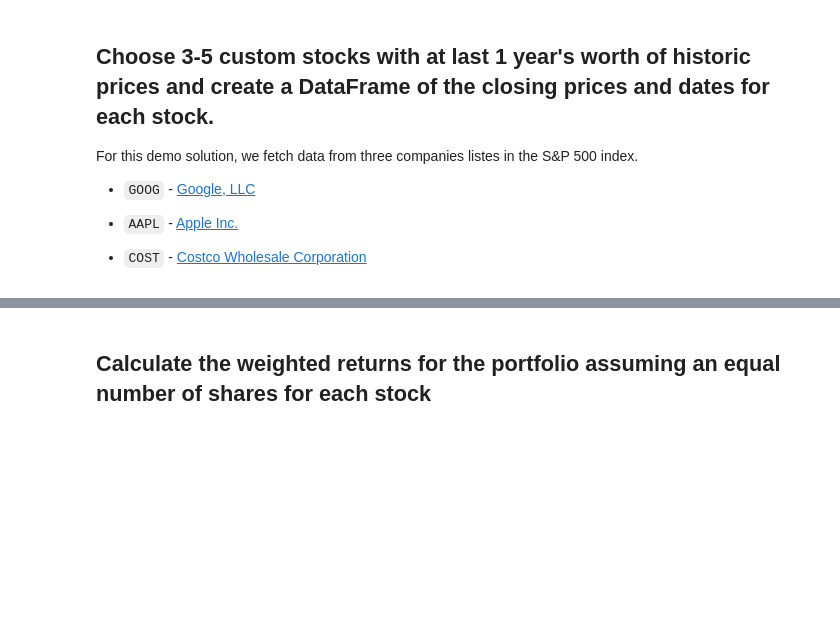
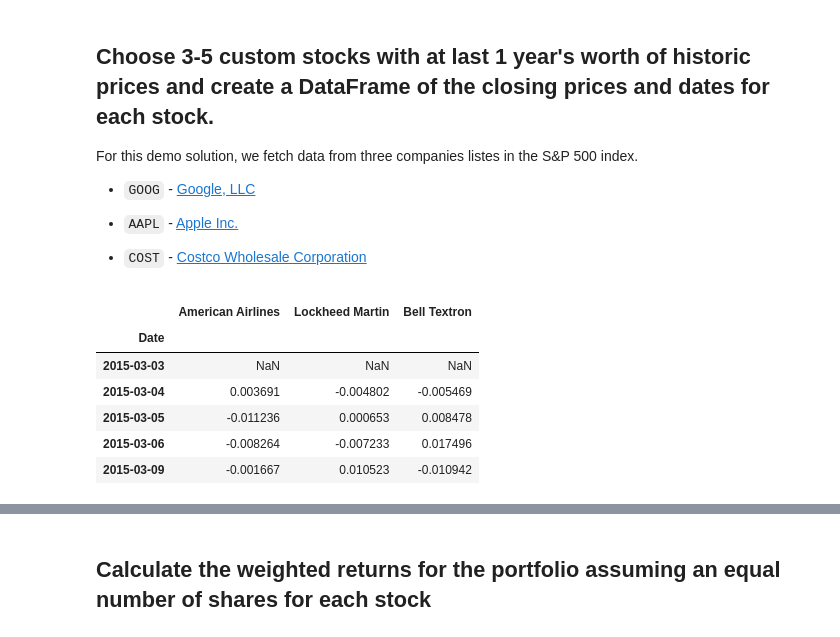
Before and after one commit to jdfwsp/pandas_for_data, a Jupyter notebook: whale_analysis.ipynb, the cells around one changed output, grey strips where cells are left out. Drawn from its saved outputs; the diff is of its cells as text; code cells hidden in the pictures; blank space fills up the shorter version.

```diff
--- a/whale_analysis.ipynb
+++ b/whale_analysis.ipynb
@@ -350,6 +345,39 @@ For this demo solution, we fetch data from three companies listes in the S&P 500
+# %%
+# Reading data from 1st stock
+aal_df = pd.read_csv('Resources/aal.csv')
+aal_df['American Airlines'] = aal_df['Close'].pct_change()
+aal_df['Date'] = pd.to_datetime(aal_df['Date']).dt.date
+aal_df = aal_df.reindex(index = aal_df.index[::1])
+del aal_df['Close']
+# %%
+# Reading data from 2nd stock
+lmt_df = pd.read_csv('Resources/lmt.csv')
+lmt_df['Lockheed Martin'] = lmt_df['Close'].pct_change()
+lmt_df['Date'] = pd.to_datetime(lmt_df['Date']).dt.date
+lmt_df = lmt_df.reindex(index = lmt_df.index[::1])
+del lmt_df['Close']
+# %%
+# Reading data from 3rd stock
+txt_df = pd.read_csv('Resources/txt.csv')
+txt_df['Bell Textron'] = txt_df['Close'].pct_change()
+txt_df['Date'] = pd.to_datetime(txt_df['Date']).dt.date
+txt_df = txt_df.reindex(index = txt_df.index[::1])
+del txt_df['Close']
 # %%
 # Combine all stocks in a single DataFrame
+my_port_df = pd.merge(aal_df, lmt_df, how = 'inner', on = 'Date')
+my_port_df = pd.merge(my_port_df, txt_df, how = 'inner', on = 'Date')
 # %%
 # Reset Date index
+my_port_df.set_index('Date', inplace = True)
+my_port_df.head()
+# %% [output]
+|  | American Airlines | Lockheed Martin | Bell Textron |
+| Date |  |  |  |
+| 2015-03-03 | NaN | NaN | NaN |
+| 2015-03-04 | 0.003691 | -0.004802 | -0.005469 |
+| 2015-03-05 | -0.011236 | 0.000653 | 0.008478 |
+| 2015-03-06 | -0.008264 | -0.007233 | 0.017496 |
+| 2015-03-09 | -0.001667 | 0.010523 | -0.010942 |
 # %%
 # Reorganize portfolio data by having a column per symbol
```
Also changed, not shown: parts of 9 cells of this notebook, 3 other files.
